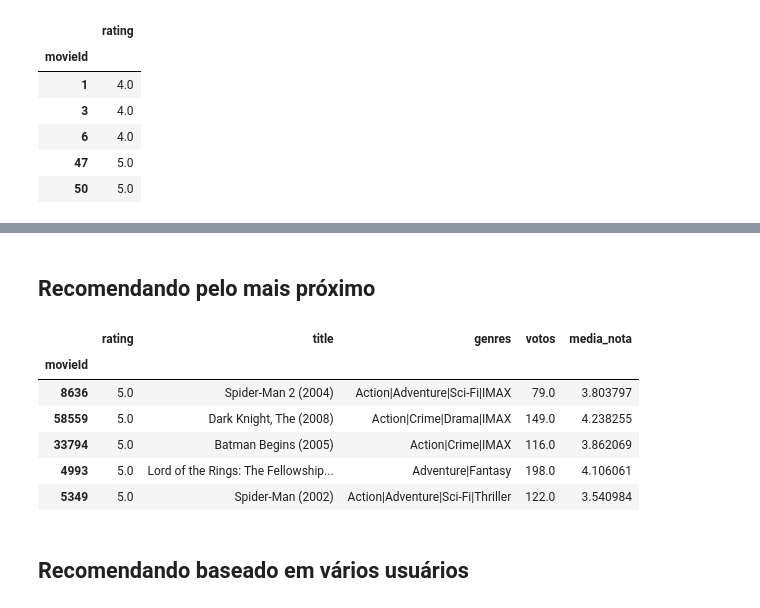
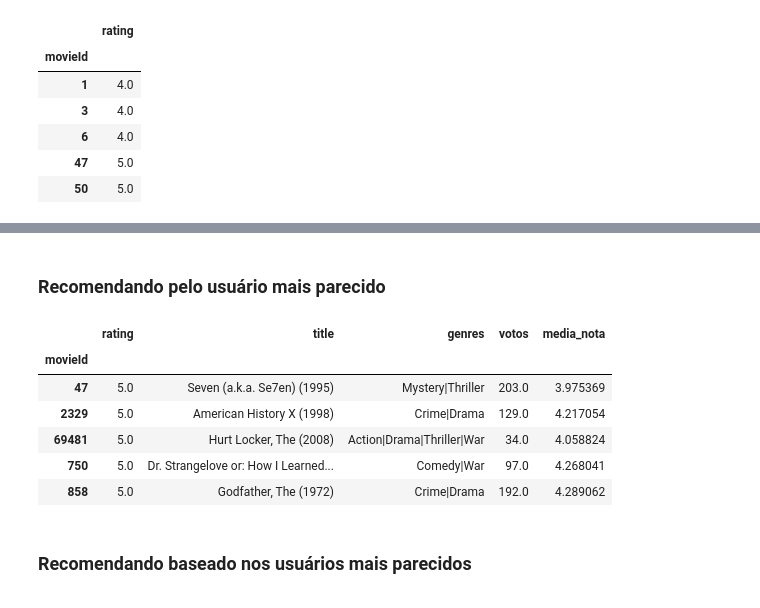
Before and after one commit to lucas-placido/Deploy-with-Docker, a Jupyter notebook: simple_RecSys.ipynb, the cells around one changed output, grey strips where cells are left out. Drawn from its saved outputs; the diff is of its cells as text; code cells hidden in the pictures.

```diff
--- a/simple_RecSys.ipynb
+++ b/simple_RecSys.ipynb
@@ -174,3 +170,44 @@ def distance(x, y):
+# %%
+# Distância euclidiana
+def distance(x, y):
+    return np.linalg.norm(x - y)
+
+# Calcula a distância entre dois usuários no espaço vetorial
+def distance_users(id1, id2, minimo = 5):
+    user1 = rating_user(id1)
+    user2 = rating_user(id2)
+    users = user1.join(user2, how='inner', lsuffix='_user1', rsuffix='_user2')
+    if len(users) < minimo:
+        return (id1, id2, 100)
+    info = distance(users.rating_user1, users.rating_user2)
+    return (id1, id2, info)
+
+# Calcula a distância entre um determinado usuário e todos os outros usuários
+def one_vs_all(id):
+    lista = [distance_users(id, user) for user in rating.userId.unique()]
+    df = pd.DataFrame(lista, columns=["one", "all", "distance"])
+    return df
+
+# Retorna os usuários mais próximos do usuário especificado
+def closer(id1):
+    info = one_vs_all(id1)
+    info = info.sort_values(by="distance", ascending=True)
+    info = info.set_index("all").drop(id1, axis = 0)
+    return info
+
+def rating_user(id):
+    return rating.loc[rating.userId == id][["movieId", "rating"]].set_index("movieId")
+
+def recomendation(id1, subset = None):
+    rating_id1 = rating_user(id1)
+    watched_movies = rating_id1.index
+
+    closest = closer(id1, subset = subset)
+    closest = closest.iloc[0].name
+    closest_rating = rating_user(closest)
+    closest_rating = closest_rating.drop(watched_movies, errors="ignore")
+    recomends = closest_rating.sort_values("rating", ascending=False)
+    return recomends.join(movie)
 # %%
 rating.head()
 # %% [output]
@@ -288,2 +301,2 @@ closer(5)
 # %% [markdown]
-## Recomendando pelo mais próximo
+### Recomendando pelo usuário mais parecido
@@ -311 +342,14 @@ def one_vs_all(id, subset = None):
+# %%
+# Top 5 filmes recomandados para o usuário 5
+recomendation(5).head()
+# %% [output]
+|  | rating | title | genres | votos | media_nota |
+| movieId |  |  |  |  |  |
+| 47 | 5.0 | Seven (a.k.a. Se7en) (1995) | Mystery|Thriller | 203.0 | 3.975369 |
+| 2329 | 5.0 | American History X (1998) | Crime|Drama | 129.0 | 4.217054 |
+| 69481 | 5.0 | Hurt Locker, The (2008) | Action|Drama|Thriller|War | 34.0 | 4.058824 |
+| 750 | 5.0 | Dr. Strangelove or: How I Learned... | Comedy|War | 97.0 | 4.268041 |
+| 858 | 5.0 | Godfather, The (1972) | Crime|Drama | 192.0 | 4.289062 |
+# %% [markdown]
+### Recomendando baseado nos usuários mais parecidos
 # %%
@@ -328,12 +372,0 @@ def recomendation(id1, subset = None):
-# %%
-recomendation(1).head()
-# %% [output]
-|  | rating | title | genres | votos | media_nota |
-| movieId |  |  |  |  |  |
-| 8636 | 5.0 | Spider-Man 2 (2004) | Action|Adventure|Sci-Fi|IMAX | 79.0 | 3.803797 |
-| 58559 | 5.0 | Dark Knight, The (2008) | Action|Crime|Drama|IMAX | 149.0 | 4.238255 |
-| 33794 | 5.0 | Batman Begins (2005) | Action|Crime|IMAX | 116.0 | 3.862069 |
-| 4993 | 5.0 | Lord of the Rings: The Fellowship... | Adventure|Fantasy | 198.0 | 4.106061 |
-| 5349 | 5.0 | Spider-Man (2002) | Action|Adventure|Sci-Fi|Thriller | 122.0 | 3.540984 |
-# %% [markdown]
-## Recomendando baseado em vários usuários
```
Also changed, not shown: parts of 39 cells of this notebook.
